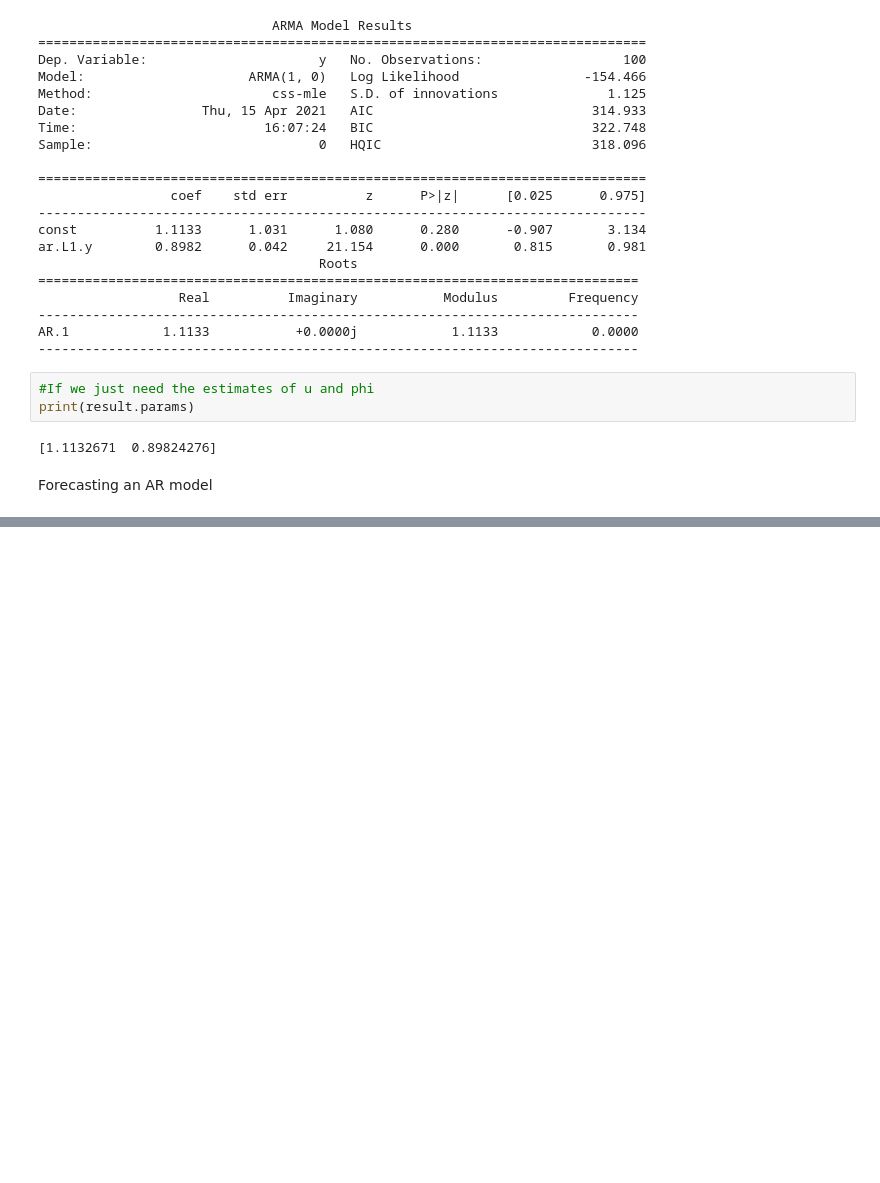
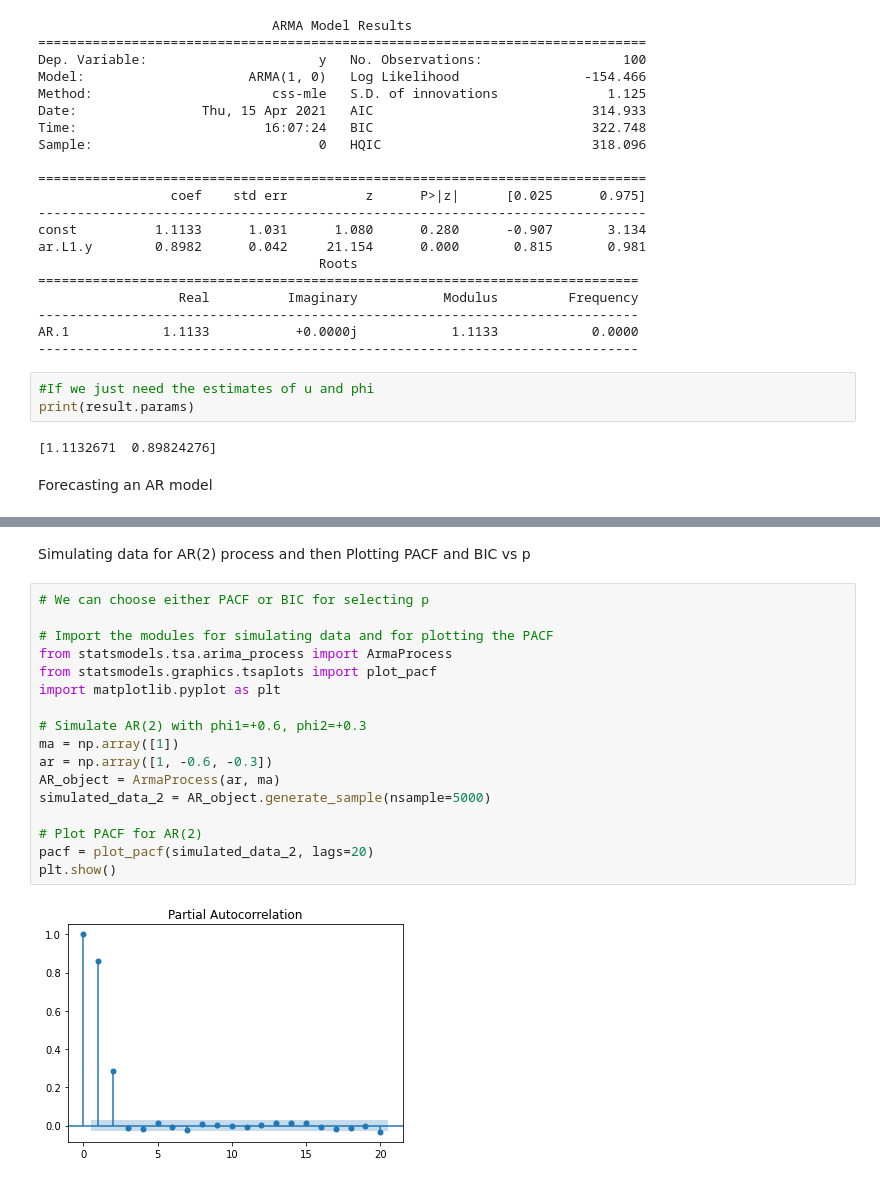
Before and after one commit to abhishekbansal98931/machine-learning-in-python, a Jupyter notebook: Time series analysis in Python (Datacamp).ipynb, the cells around one changed output, grey strips where cells are left out. Saved outputs shown, nothing was run; the diff lists cells and outputs as text; blank space fills up the shorter version.

```diff
--- a/Time series analysis in Python (Datacamp).ipynb
+++ b/Time series analysis in Python (Datacamp).ipynb
@@ -543,0 +610,21 @@ warnings.filterwarnings('ignore', 'statsmodels.tsa.arima_model.ARIMA',
+# %% [markdown]
+Simulating data for AR(2) process and then Plotting PACF and BIC vs p
+# %%
+# We can choose either PACF or BIC for selecting p
+
+# Import the modules for simulating data and for plotting the PACF
+from statsmodels.tsa.arima_process import ArmaProcess
+from statsmodels.graphics.tsaplots import plot_pacf
+import matplotlib.pyplot as plt
+
+# Simulate AR(2) with phi1=+0.6, phi2=+0.3
+ma = np.array([1])
+ar = np.array([1, -0.6, -0.3])
+AR_object = ArmaProcess(ar, ma)
+simulated_data_2 = AR_object.generate_sample(nsample=5000)
+
+# Plot PACF for AR(2)
+pacf = plot_pacf(simulated_data_2, lags=20)
+plt.show()
+# %% [output]
+[figure, added]
```
Also changed, not shown: parts of 26 cells of this notebook.
